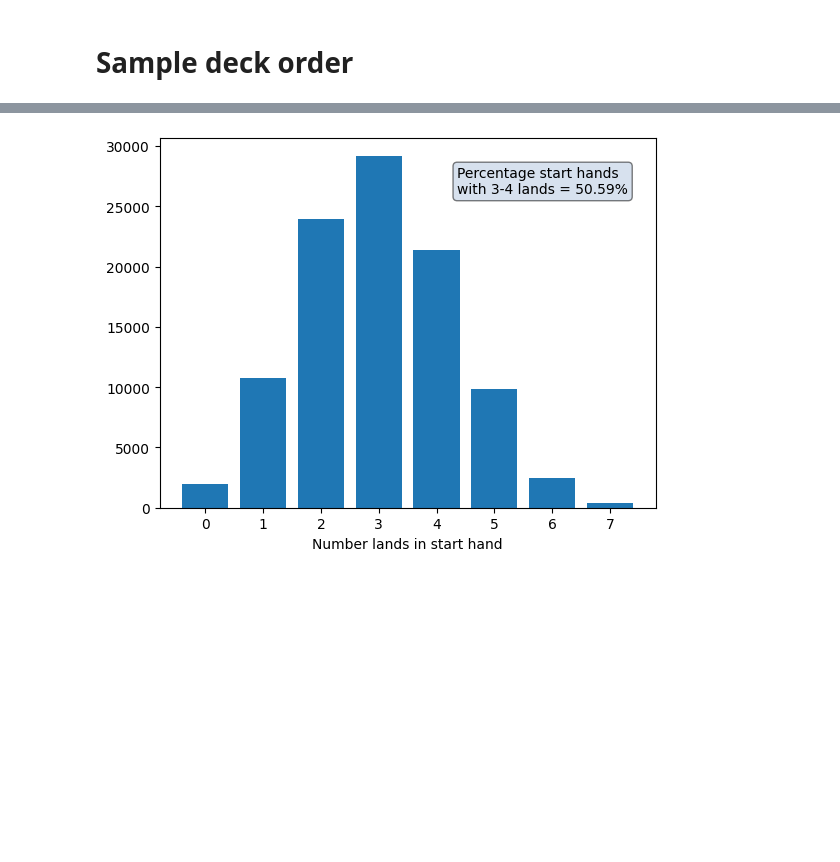
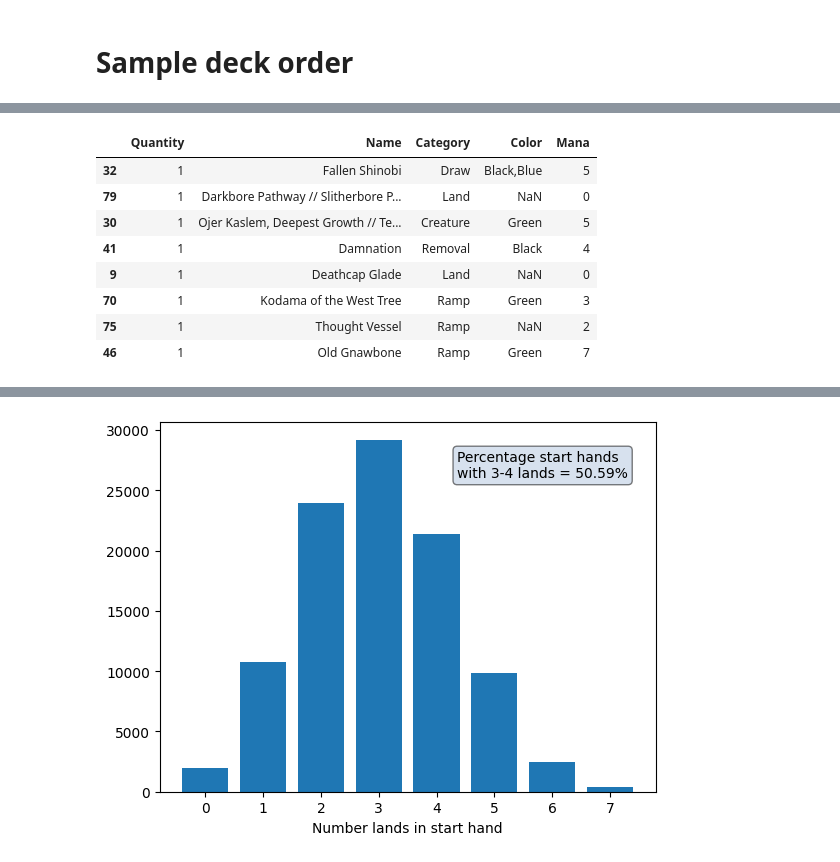
Before and after one commit to NanaGinnerup/mtg-commander, a Jupyter notebook: commander_start.ipynb, the cells around one changed output, grey strips where cells are left out. Saved outputs shown, nothing was run; the diff lists cells and outputs as text; code cells hidden in the pictures; blank space fills up the shorter version.

```diff
--- a/commander_start.ipynb
+++ b/commander_start.ipynb
@@ -102,0 +192,12 @@ hand=sample_hand(deck, 10)
+# %%
+cards_in_hand.iloc[:start_hand_size+1]
+# %% [output]
+|  | Quantity | Name | Category | Color | Mana |
+| 32 | 1 | Fallen Shinobi | Draw | Black,Blue | 5 |
+| 79 | 1 | Darkbore Pathway // Slitherbore P... | Land | NaN | 0 |
+| 30 | 1 | Ojer Kaslem, Deepest Growth // Te... | Creature | Green | 5 |
+| 41 | 1 | Damnation | Removal | Black | 4 |
+| 9 | 1 | Deathcap Glade | Land | NaN | 0 |
+| 70 | 1 | Kodama of the West Tree | Ramp | Green | 3 |
+| 75 | 1 | Thought Vessel | Ramp | NaN | 2 |
+| 46 | 1 | Old Gnawbone | Ramp | Green | 7 |
```
Also changed, not shown: parts of 18 cells of this notebook.
